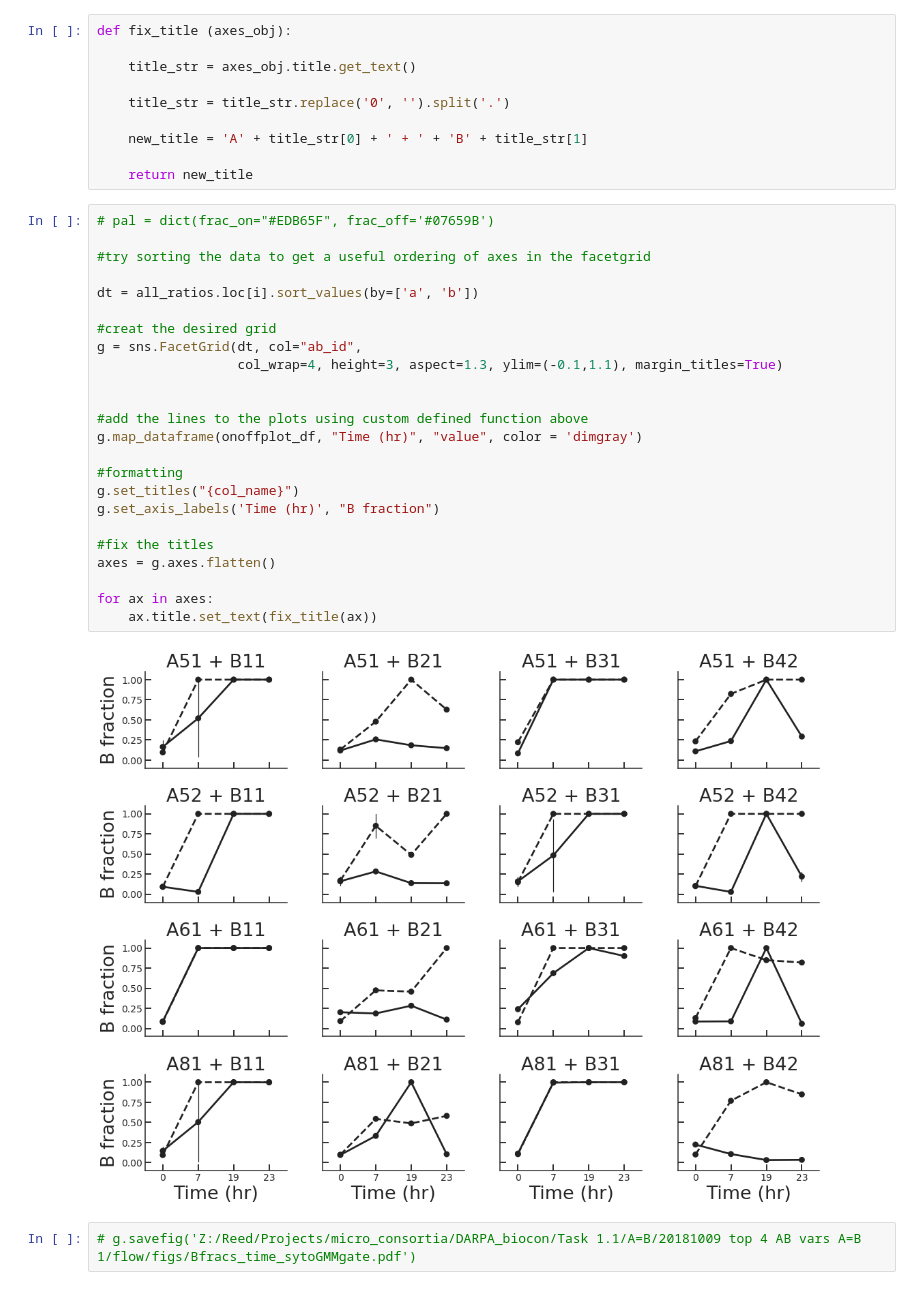
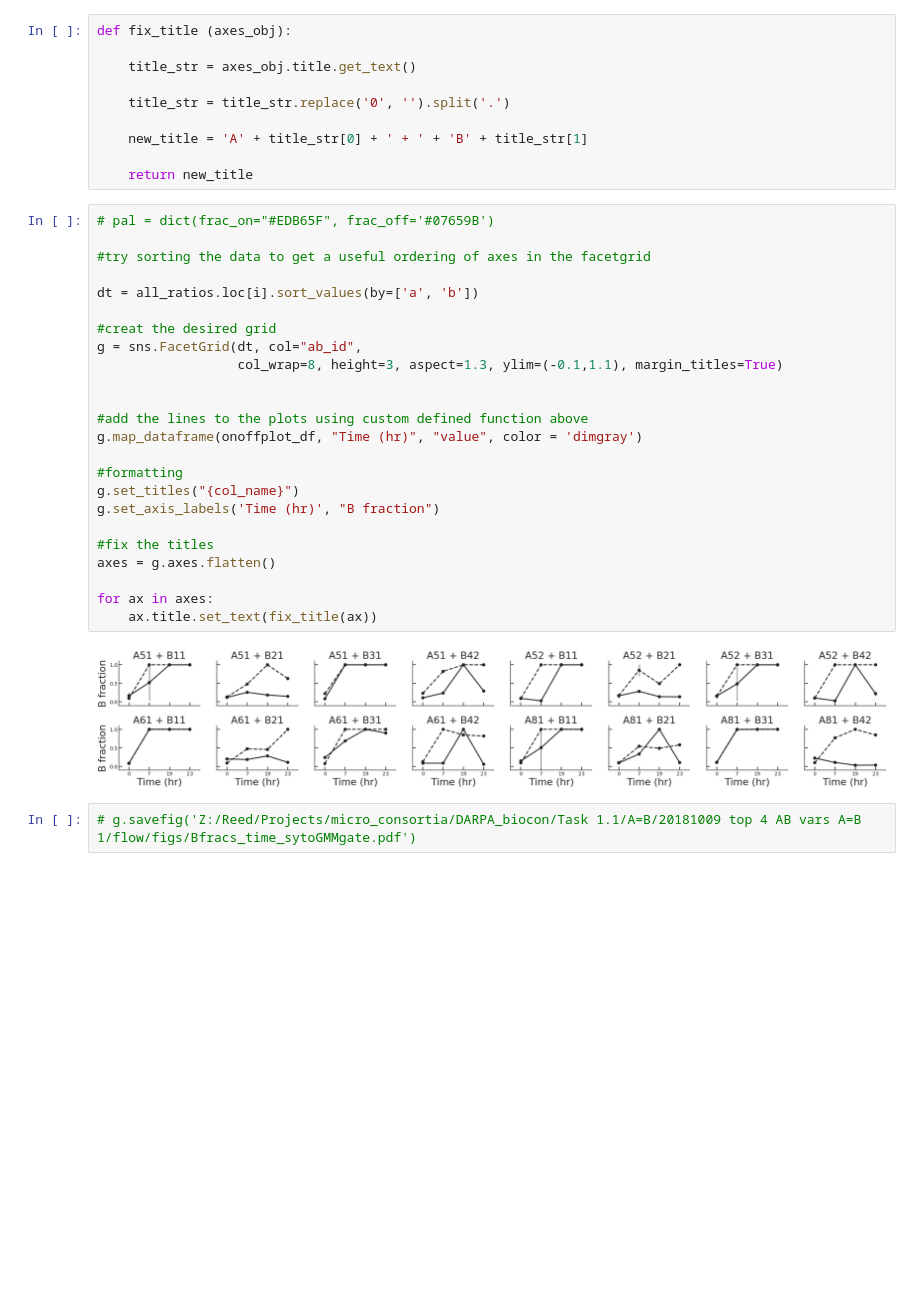
Before and after one commit to geezerbriefs/xpspython, a Jupyter notebook: flow/plot A=B flow data.ipynb, the cells around one changed output. Cells and saved outputs as stored; diff of their text form; blank space fills up the shorter version.

```diff
--- a/flow/plot A=B flow data.ipynb
+++ b/flow/plot A=B flow data.ipynb
@@ -242,29 +242,29 @@ def fix_title (axes_obj):
 # %%
 # pal = dict(frac_on="#EDB65F", frac_off='#07659B')
 
 #try sorting the data to get a useful ordering of axes in the facetgrid
 
 dt = all_ratios.loc[i].sort_values(by=['a', 'b'])
 
 #creat the desired grid
 g = sns.FacetGrid(dt, col="ab_id",
-                  col_wrap=4, height=3, aspect=1.3, ylim=(-0.1,1.1), margin_titles=True)
+                  col_wrap=8, height=3, aspect=1.3, ylim=(-0.1,1.1), margin_titles=True)
 
 
 #add the lines to the plots using custom defined function above
 g.map_dataframe(onoffplot_df, "Time (hr)", "value", color = 'dimgray')
 
 #formatting
 g.set_titles("{col_name}")
 g.set_axis_labels('Time (hr)', "B fraction")
 
 #fix the titles
 axes = g.axes.flatten()
 
 for ax in axes:
     ax.title.set_text(fix_title(ax))
 # %% [output]
-[figure, old version]
+[figure, new version]
 # %%
 # g.savefig('Z:/Reed/Projects/micro_consortia/DARPA_biocon/Task 1.1/A=B/20181009 top 4 AB vars A=B 1/flow/figs/Bfracs_time_sytoGMMgate.pdf')
 # %% [markdown]
```
Also changed, not shown: 1 other file.
